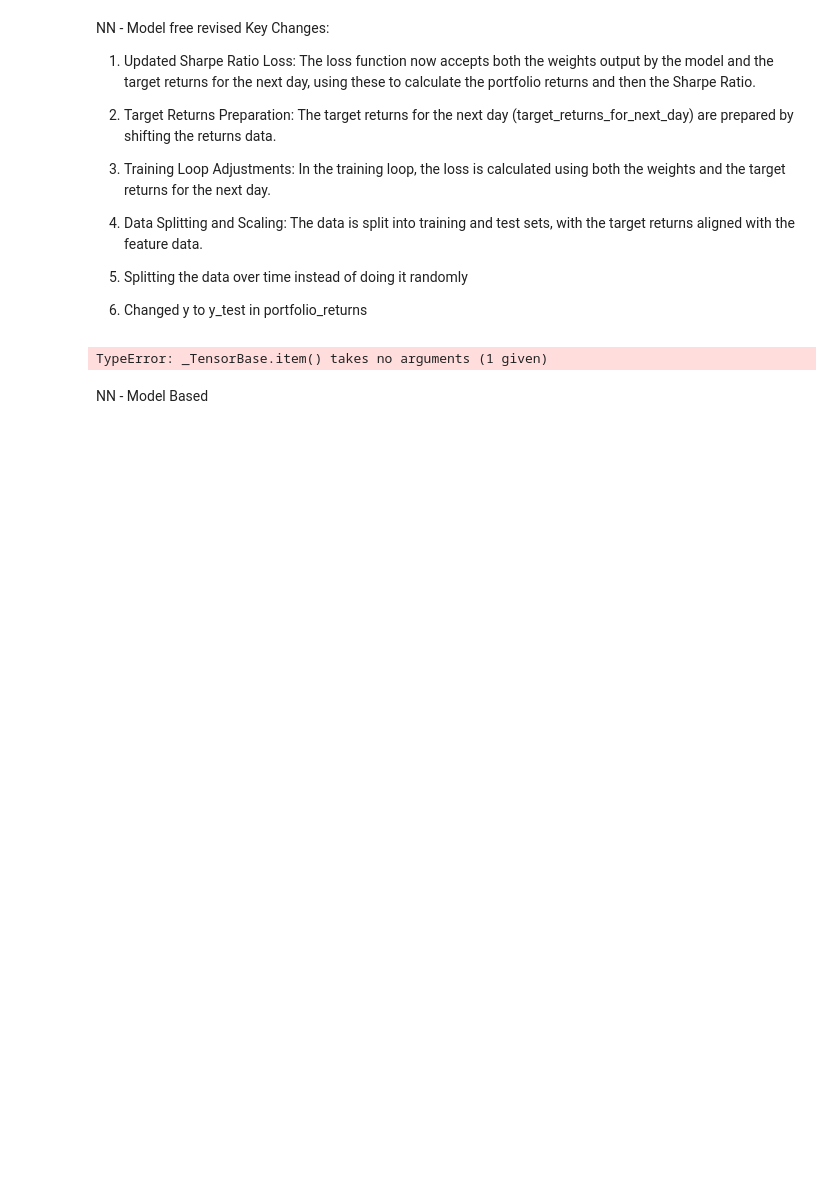
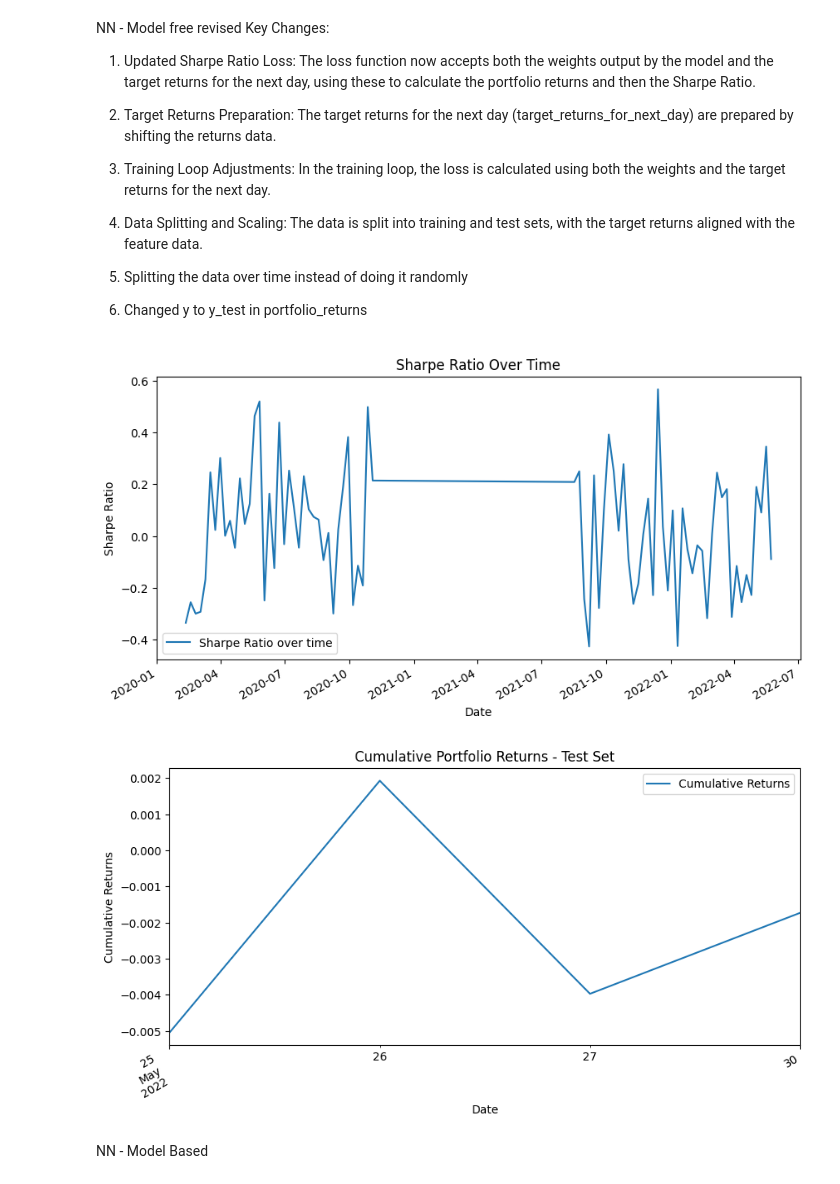
Before and after one commit to JakobA-Scott/ME2313, a Jupyter notebook: ap1_test_3.ipynb, the cells around one changed output. Cells and saved outputs as stored; diff of their text form; code cells hidden in the pictures; blank space fills up the shorter version.

```diff
--- a/ap1_test_3.ipynb
+++ b/ap1_test_3.ipynb
@@ -296,9 +296,7 @@ class SharpeRatioLoss(nn.Module):
         self.risk_free_rate = risk_free_rate
 
     def forward(self, weights, target_returns):
-        print(weights.shape)
-        print(target_returns.shape)
-        sys.exit("f")
+        #print(target_returns.shape)
         portfolio_returns = (weights * target_returns)
         expected_return = portfolio_returns.mean()
         std_dev_return = portfolio_returns.std()
@@ -316,16 +314,33 @@ look_ahead = 5 # Chosen arbitrarily
 # The target is also 5 days ahead
 target_y = y.shift(-look_ahead).dropna(how = 'all')
 
+# Calculate the last valid start date for the rolling window
+#last_valid_start_date = target_y.index[-1] - pd.offsets.BDay(look_ahead + 400)
 
+# Create the date range only up to the last valid start date
+#date_range = pd.date_range(start=start_date, end=last_valid_start_date, freq=f'{look_ahead}B')
 
+weights_over_time = []
+sharpe_ratios_over_time = []
+dates_for_sharpe_and_returns = []
 date_range = pd.date_range(start=start_date, end=target_y.index[-2], freq=f'{look_ahead}B')
 for d in tqdm(date_range):
     X_train = X.loc[d - pd.offsets.BDay(int(400)):d-pd.offsets.BDay(2)] # Lagging by 2 days
     y_train = target_y.loc[d - pd.offsets.BDay(int(400)):d-pd.offsets.BDay(2)]
+
+    # Check if we have the expected number of rows
+    if len(X_train) != 400 or len(y_train) != 400:
+        continue  # Skip this iteration if the data size is not as expected
+
     # X_test should now represent "holding a portfolio for 5 days"
     X_test = X.loc[d:d+pd.offsets.BDay(look_ahead-1)] # This is 5 days forward
     y_test = target_y.loc[d:d+pd.offsets.BDay(look_ahead-1)]
 
+    # Check if we have the expected number of rows
+    if len(X_test) != look_ahead or len(y_test) != look_ahead:
+        continue  # Skip this iteration if the data size is not as expected
+
+    dates_for_sharpe_and_returns.append(d)
     # Scaling the data
     scaler = StandardScaler()
     X_train_scaled = scaler.fit_transform(X_train)
@@ -350,8 +365,6 @@ for d in tqdm(date_range):
 
     # Training loop
     epochs = 1
-    weights_over_time = []
-    sharpe_ratios_over_time = []
     for epoch in range(epochs):
         model.train()
         optimizer.zero_grad()
@@ -366,55 +379,64 @@ for d in tqdm(date_range):
         weights_over_time.append(test_output.cpu().numpy())
         sharpe_ratios_over_time.append(-test_loss.item())
 
+""""
     # Here you should add code to save the model, track performance, etc.
-
-
 # Plot Sharpe Ratio over time
 plt.figure(figsize=(10, 5))
 plt.plot(sharpe_ratios_over_time, label="Sharpe Ratio over time")
-plt.xlabel("Epoch")
+plt.xlabel("tid")
 plt.ylabel("Sharpe Ratio")
 plt.title("Sharpe Ratio Over time")
 plt.legend()
 plt.show()
+"""
 
-# Plot weights over time for a specific asset
-asset_index = 0  # Adjust this index to plot weights for different assets
-weights_of_asset = [weights[epoch][asset_index].detach().numpy() for epoch in range(epochs)]
-
-plt.figure(figsize=(10, 5))
-plt.plot(weights_of_asset, label=f"Weights of Asset {asset_index} Over Epocs")
-plt.xlabel("Epoch")
-plt.ylabel("Weight")
-plt.title(f"Weight of Asset {asset_index} Over Epochs")
-plt.legend()
-plt.show()
-"""
-# Evaluate the model
+#Evaluate the model
 model.eval()
 with torch.no_grad():
     neural_network_output = model(X_test_tensor).cpu().numpy()
     neural_network_output_reshaped = neural_network_output.reshape(-1, neural_network_output.shape[-1])
     normalized_predicted_weights = neural_network_output_reshaped / np.sum(neural_network_output_reshaped, axis=1, keepdims=True)
 
 # Convert the normalized predicted weights to DataFrame
 weights_df = pd.DataFrame(normalized_predicted_weights, columns=y.columns)
 if len(weights_df) == len(y_test):
     weights_df.index = y_test.index
 else:
     sys.exit("Lengths of weights and test data do not match")
-"""
+
 # Calculate weighted returns
 portfolio_returns = weights_df.shift(1).mul(y_test).dropna(how='all')
 cumulative_returns = portfolio_returns.sum(axis=1).cumsum()
 
-# Plot cumulative portfolio returns
+"""# Plot cumulative portfolio returns
 cumulative_returns.plot(title='Cumulative Portfolio Returns - Test Set')
 plt.xlabel("Time")
 plt.ylabel("Cumulative Returns")
+plt.show()"""
+# Plot Sharpe Ratio over time with correct dates
+plt.figure(figsize=(10, 5))
+plt.plot(dates_for_sharpe_and_returns, sharpe_ratios_over_time, label="Sharpe Ratio over time")
+plt.xlabel("Date")
+plt.ylabel("Sharpe Ratio")
+plt.title("Sharpe Ratio Over Time")
+plt.legend()
+plt.gcf().autofmt_xdate()  # Auto-format the x-axis dates
 plt.show()
+"""
+# Plot cumulative portfolio returns with correct dates
+plt.figure(figsize=(10, 5))
+cumulative_returns.plot()
+plt.title('Cumulative Portfolio Returns - Test Set')
+plt.xlabel("Date")
+plt.ylabel("Cumulative Returns")
+plt.legend(['Cumulative Returns'])
+plt.gcf().autofmt_xdate()  # Auto-format the x-axis dates
+plt.show()
+""""
 # %% [output]
-TypeError: _TensorBase.item() takes no arguments (1 given)
+[figure, added]
+[figure, added]
 # %% [markdown]
 NN - Model Based
 # %%
```
